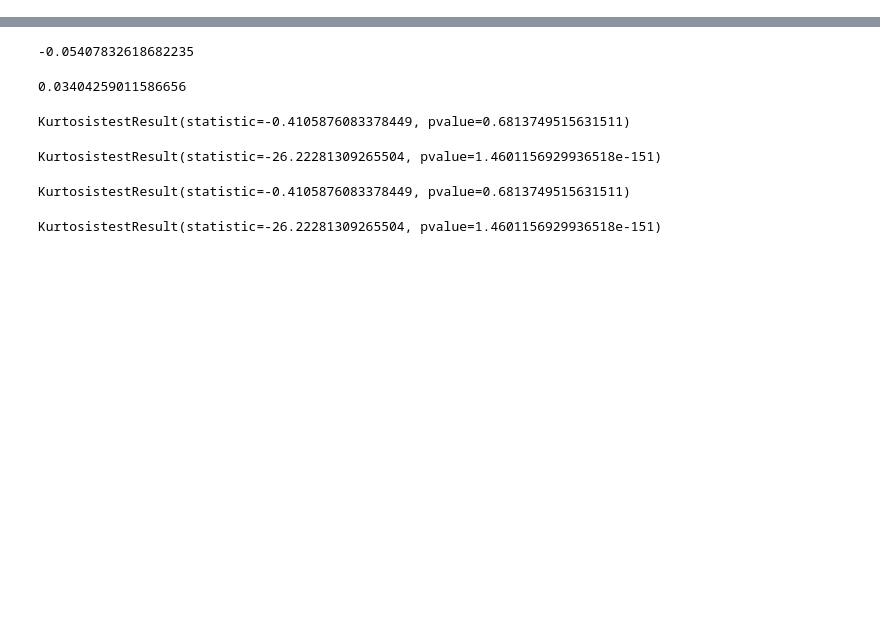
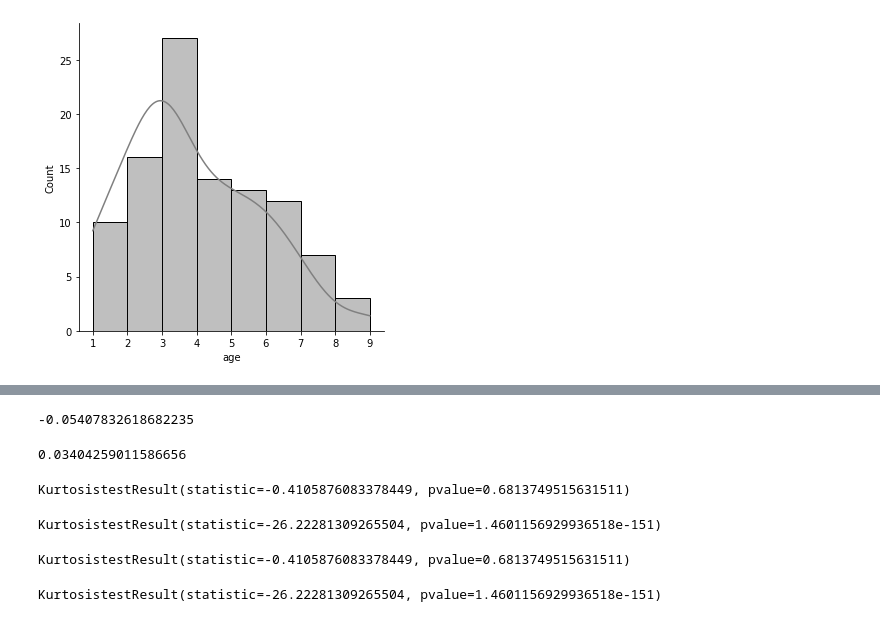
Before and after one commit to Adalab/Da-promoB-Modulo-3-Sprint-1-Lucia-Natalia, a Jupyter notebook: Pair-Programming-Modulo3-Sprint1-Test_Estadisticos.ipynb, the cells around one changed output, grey strips where cells are left out. Drawn from its saved outputs; the diff is of its cells as text; code cells hidden in the pictures; blank space fills up the shorter version.

```diff
--- a/Pair-Programming-Modulo3-Sprint1-Test_Estadisticos.ipynb
+++ b/Pair-Programming-Modulo3-Sprint1-Test_Estadisticos.ipynb
@@ -78,0 +113,5 @@ skew(datos_no_normales)
+# %%
+# graficamos los datos
+sns.displot(df["age"], kde = True, color = "grey");
+# %% [output]
+[figure, added]
```
Also changed, not shown: parts of 33 cells of this notebook, 1 other file.
